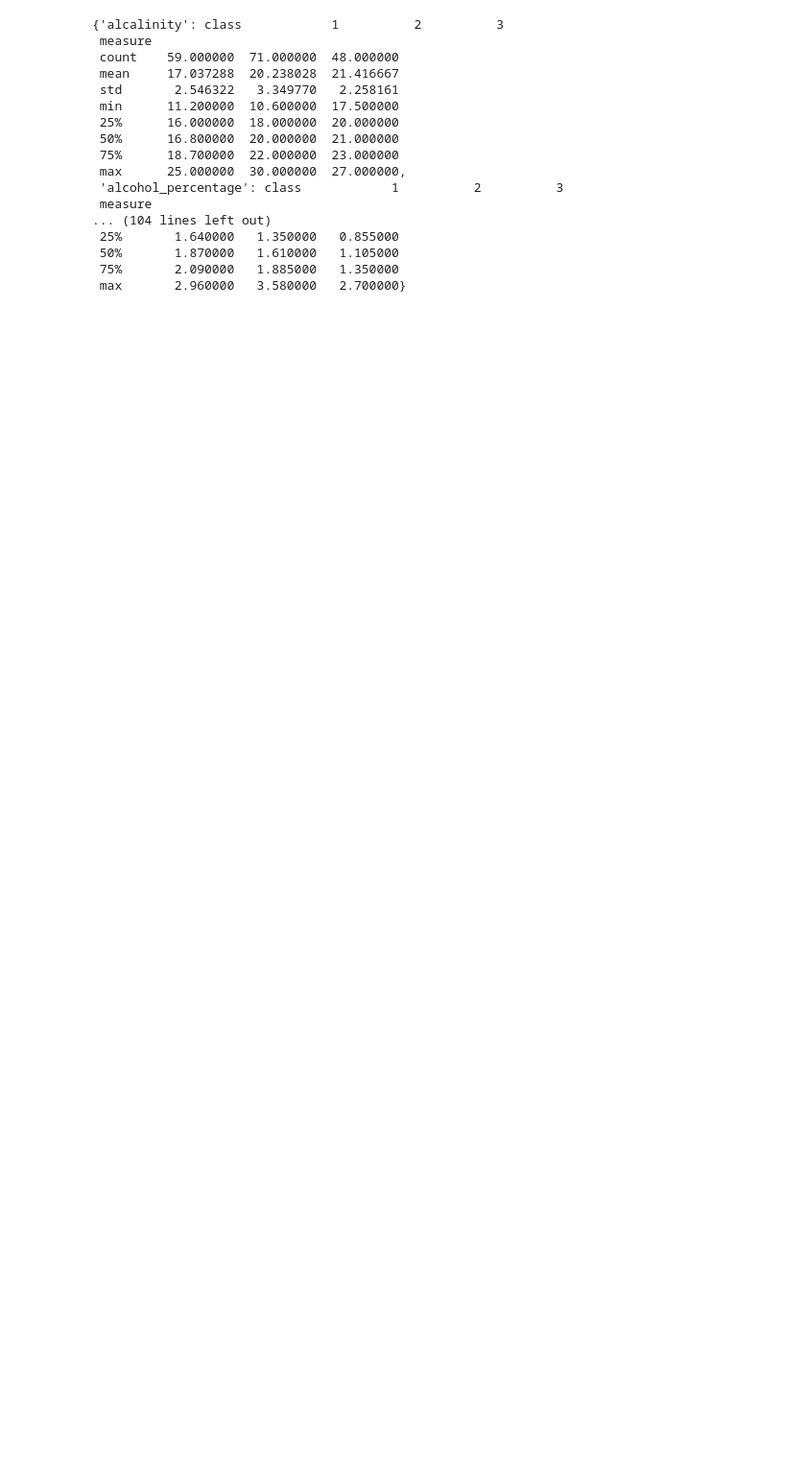
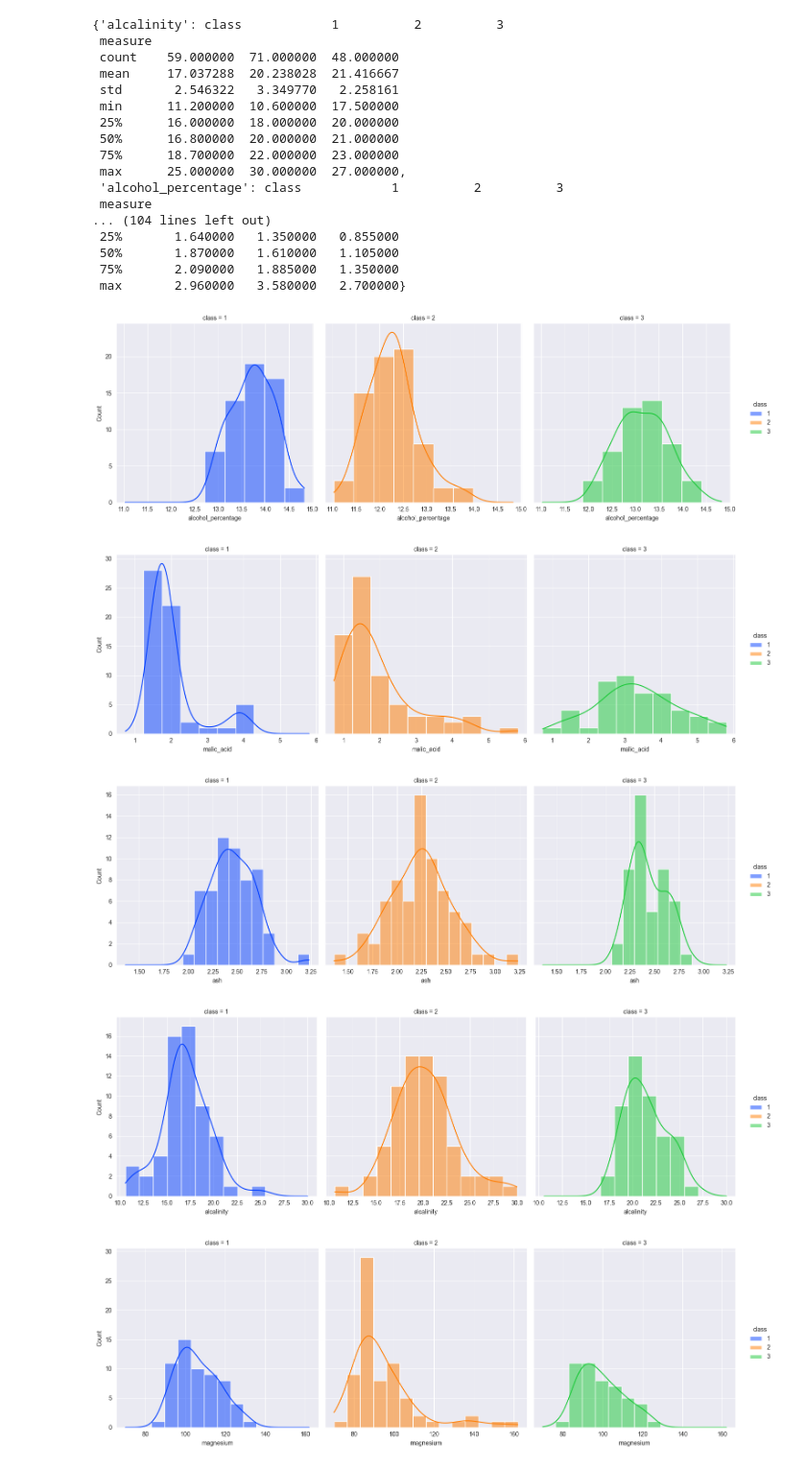
Before and after one commit to ppfenning/AppliedBusiness, a Jupyter notebook: assignments/EX_01.ipynb, the cells around one changed output. Shown at 96% size. Cells and saved outputs as stored; diff of their text form; code cells hidden in the pictures; blank space fills up the shorter version.

```diff
--- a/assignments/EX_01.ipynb
+++ b/assignments/EX_01.ipynb
@@ -154,3 +174,14 @@ desc
  50%       1.870000   1.610000   1.105000
  75%       2.090000   1.885000   1.350000
  max       2.960000   3.580000   2.700000}
+# %%
+import seaborn as sns
+for col in df.columns[1:]:
+    sns.displot(df, x=col, col='class', kde=True, hue='class', palette='bright')
+    plt.show()
+# %% [output]
+[figure, added]
+[figure, added]
+[figure, added]
+[figure, added]
+[figure, added]
```
Also changed, not shown: parts of 2 cells of this notebook, 1 other file.
